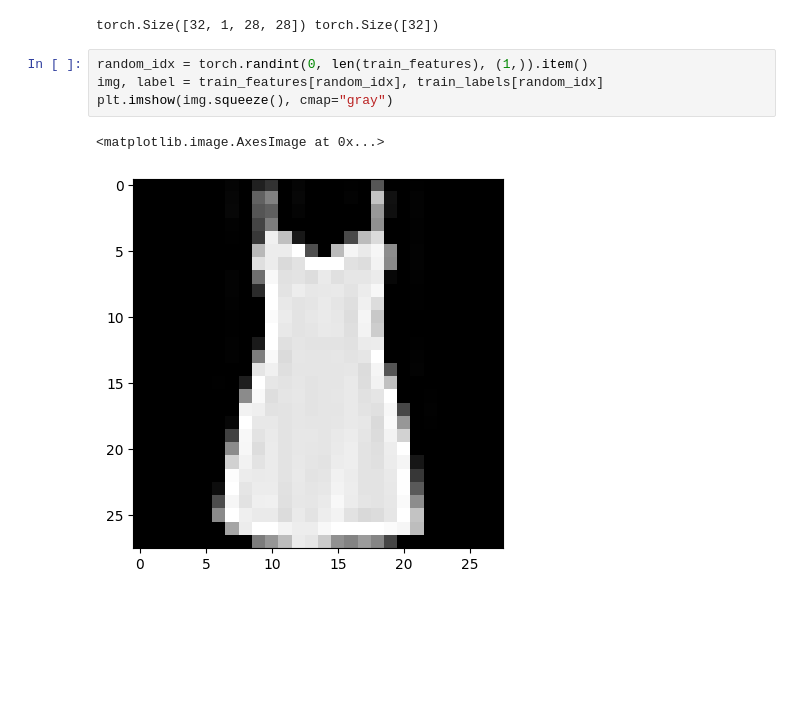
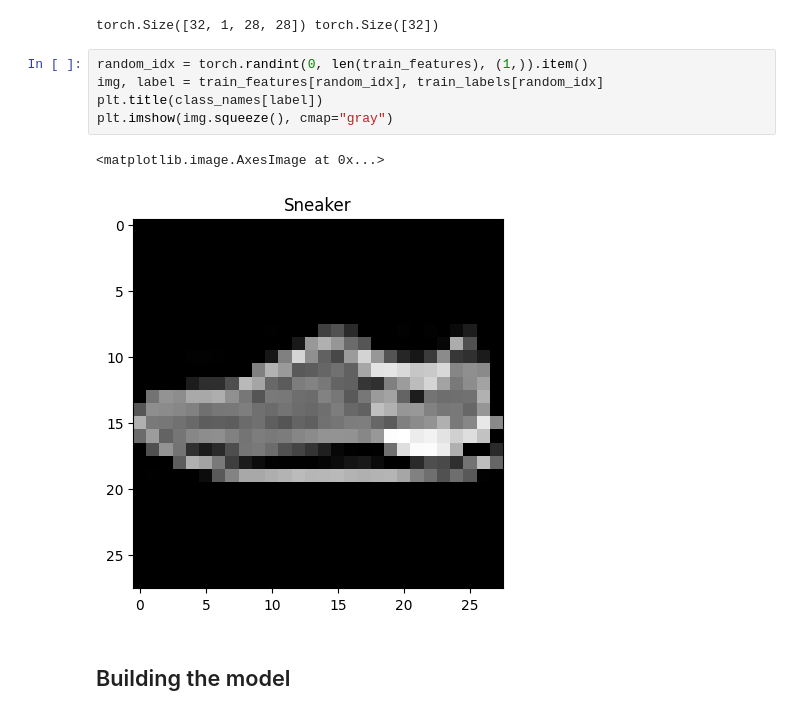
Before and after one commit to vishwasg217/Pytorch-tutorial, a Jupyter notebook: computer_vision.ipynb, the cells around one changed output. Cells and saved outputs as stored; diff of their text form; blank space fills up the shorter version.

```diff
--- a/computer_vision.ipynb
+++ b/computer_vision.ipynb
@@ -100,7 +100,10 @@ torch.Size([32, 1, 28, 28]) torch.Size([32])
 # %%
 random_idx = torch.randint(0, len(train_features), (1,)).item()
 img, label = train_features[random_idx], train_labels[random_idx]
+plt.title(class_names[label])
 plt.imshow(img.squeeze(), cmap="gray")
 # %% [output]
 <matplotlib.image.AxesImage at 0x...>
-[figure, old version]
+[figure, new version]
+# %% [markdown]
+## Building the model
```
Also changed, not shown: parts of 7 cells of this notebook.
